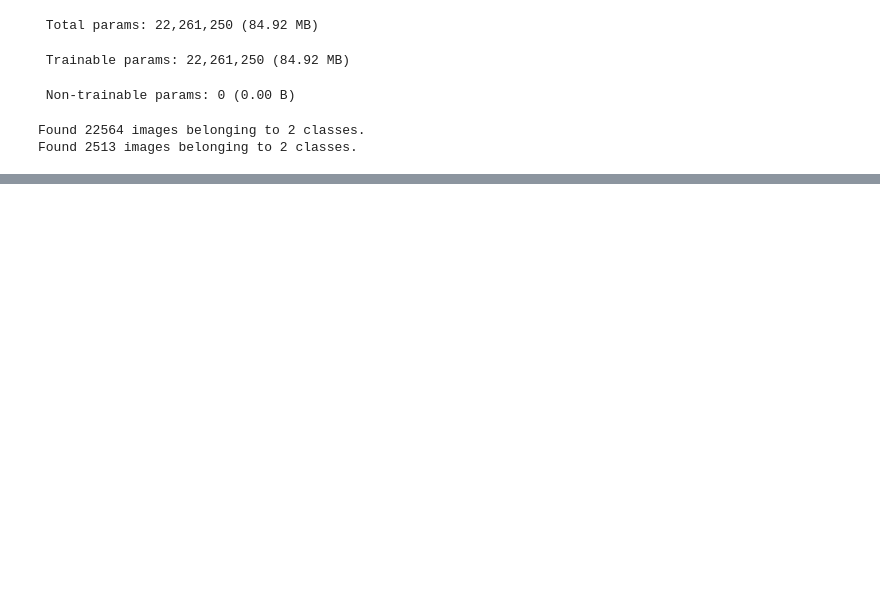
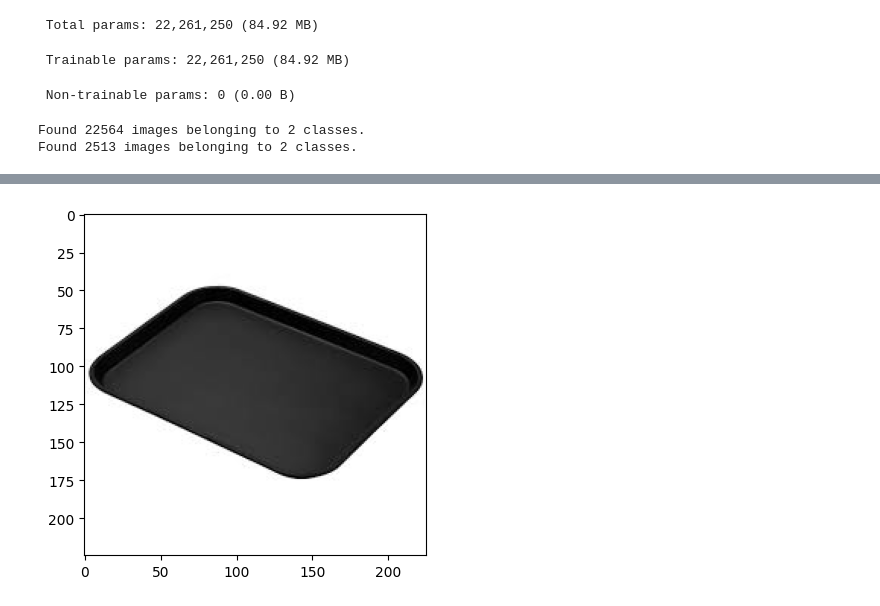
Before and after one commit to AnthannagariHarshitha/Waste-Classification-CNN, a Jupyter notebook: wasteclassification.ipynb, the cells around one changed output, grey strips where cells are left out. Saved outputs shown, nothing was run; the diff lists cells and outputs as text; code cells hidden in the pictures; blank space fills up the shorter version.

```diff
--- a/wasteclassification.ipynb
+++ b/wasteclassification.ipynb
@@ -169,0 +217,4 @@ hist=model.fit(
+# %%
+test_img = cv2.imread("C:/Users/harsh/OneDrive/Desktop/WasteClassification/Dataset/TRAIN/R/R_9640.jpg")
+predict_func(test_img)
+# %% [output]
@@ -169,0 +223 @@ hist=model.fit(
+[figure, added]
```
Also changed, not shown: parts of 12 cells of this notebook.
